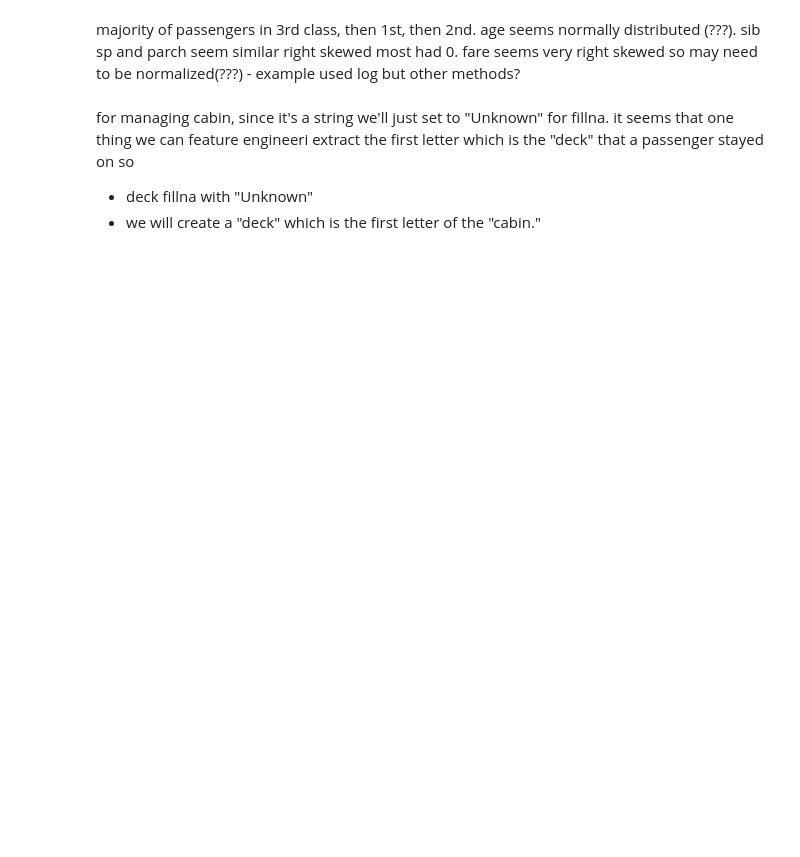
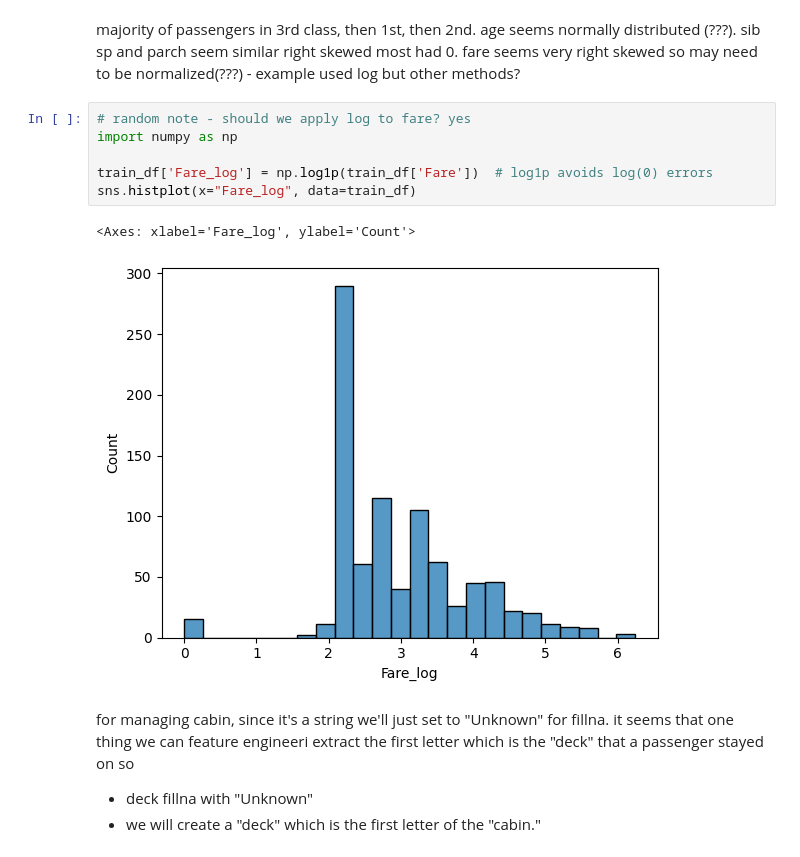
Before and after one commit to ejwang8/titanic-eda-modelling, a Jupyter notebook: titanic-eda-modelling.ipynb, the cells around one changed output. Cells and saved outputs as stored; diff of their text form; blank space fills up the shorter version.

```diff
--- a/titanic-eda-modelling.ipynb
+++ b/titanic-eda-modelling.ipynb
@@ -111,5 +260,14 @@ fig2.tight_layout()
 # %% [markdown]
 majority of passengers in 3rd class, then 1st, then 2nd. age seems normally distributed (???). sib sp and parch seem similar right skewed most had 0. fare seems very right skewed so may need to be normalized(???) - example used log but other methods?
+# %%
+# random note - should we apply log to fare? yes
+import numpy as np
+
+train_df['Fare_log'] = np.log1p(train_df['Fare'])  # log1p avoids log(0) errors
+sns.histplot(x="Fare_log", data=train_df)
+# %% [output]
+<Axes: xlabel='Fare_log', ylabel='Count'>
+[figure, added]
 # %% [markdown]
 for managing cabin, since it's a string we'll just set to "Unknown" for fillna. it seems that one thing we can feature engineeri extract the first letter which is the "deck" that a passenger stayed on so
 - deck fillna with "Unknown"
```
Also changed, not shown: parts of 69 cells of this notebook, 6 other files.
